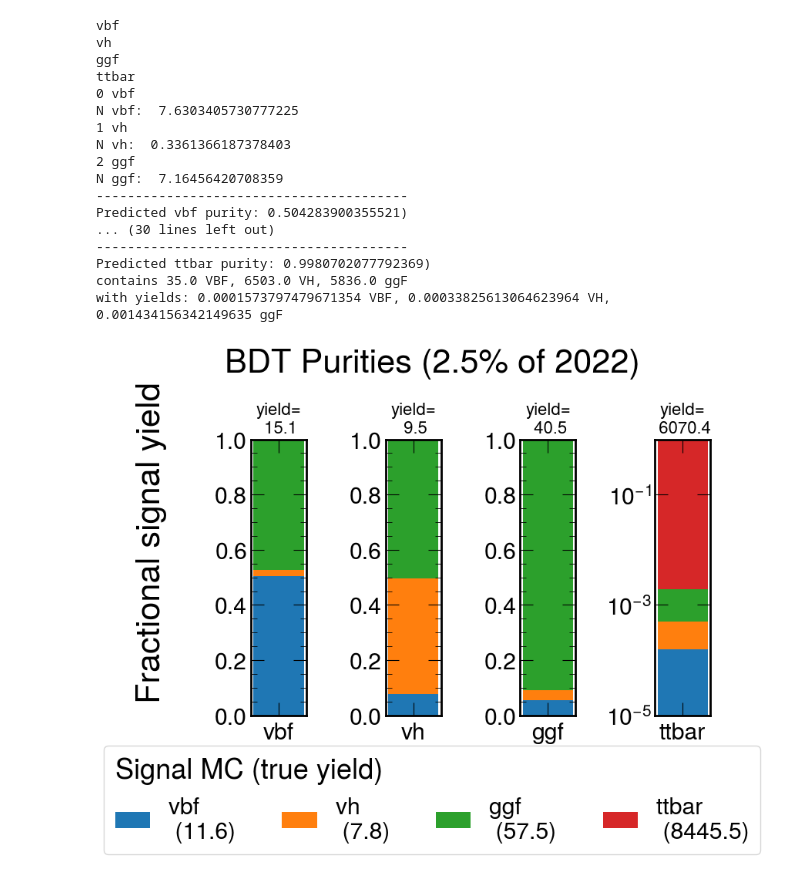
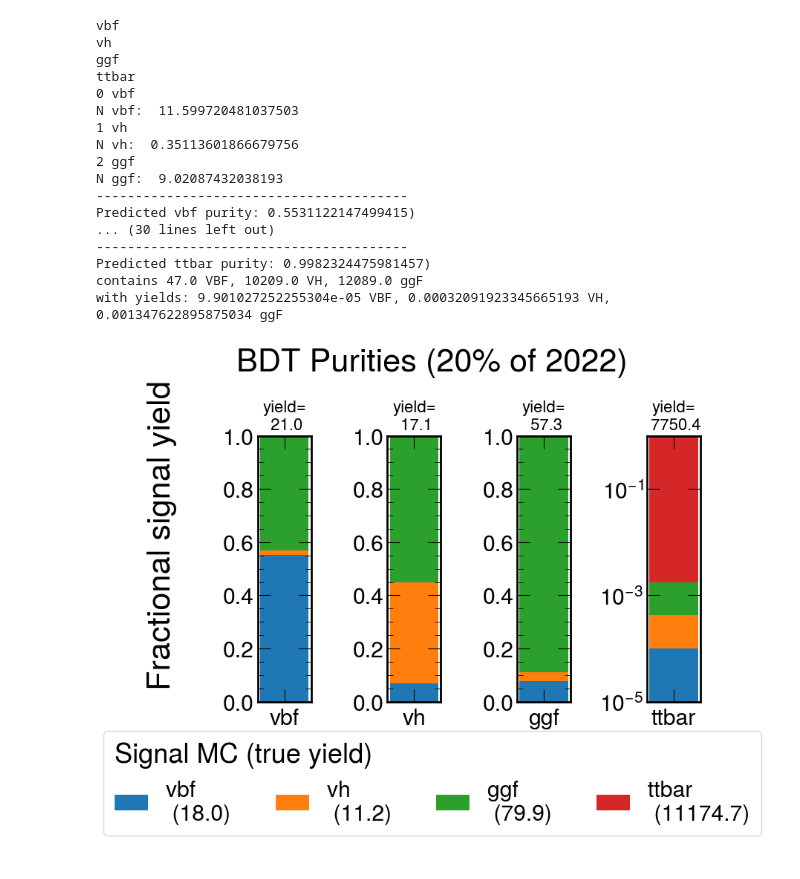
Before and after one commit to weissben2000/hbb-run3, a Jupyter notebook: python/TrainBatchedBDT_4Cat.ipynb, the cells around one changed output. Saved outputs shown, nothing was run; the diff lists cells and outputs as text; code cells hidden in the pictures.

```diff
--- a/python/TrainBatchedBDT_4Cat.ipynb
+++ b/python/TrainBatchedBDT_4Cat.ipynb
@@ -72,9 +77,14 @@ removing cache files:  ['cache-0x557de2a8d620.gradient_index.page', 'cache-0x557
 # %%
+model = None
 model = xgb.train(params,
          Xy_train,
-         100, #100
+         80,
          # evals = [(DM_train, 'train'), (DM_test, 'test')],
-         evals=[(Xy_train, "Train"), (Xy_val, "Val")],
+         evals=[(Xy_train, "Train"), (Xy_val, "Val")
+               ],
+         early_stopping_rounds=20
+         # missing = np.nan
+         # sample_weight_eval_set=[Xy_val.get_weight()]
          # evals_result = evals_result,
          # verbosity = 1
          )
@@ -127,4 +137,4 @@ model.save_model('BatchedBDT_4Cat_26Aug11_TEST.json')
 # %%
 booster = xgb.XGBClassifier()
-booster.load_model('./BatchedBDT_4Cat_26Aug11_TEST.json')
+booster.load_model('./BatchedBDT_4Cat_26Sep10_TEST.json')
 # dir(booster)
@@ -142,14 +174,41 @@ cat2label = {"vbf": 0,
              "ggf": 2 ,
              "ttbar": 3
             }
+# cat2label = {"VBF": 0,
+#              "VH": 1 ,
+#              "ggF": 2 ,
+#              "ttbar": 3
+#             }
 label2cat = {0: "vbf",
              1: "vh" ,
              2: "ggf",
              3: "ttbar"
             }
+# label2cat = {0: "VBF",
+#              1: "VH" ,
+#              2: "ggF",
+#              3: "ttbar"
+#             }
 
-omit_cols = ['category','y', 'weight', 'finalWeight', 'sum_genWeight', 'weight_nonorm', 'BDT_weight', 'BDT_cat_weight', 'BDT_era_weight', 'FatJet0_pt', 'FatJet0_msd']
-
+omit_cols = ['category','y', 'weight', 'finalWeight', 'sum_genWeight', 'weight_nonorm',
+             'BDT_weight', 'BDT_cat_weight', 'BDT_era_weight', 'BDT_Ncat_weight',
+             'FatJet0_pt', 'FatJet0_msd']
+# omit_cols = ['isSignal', 'weight','weight_final', 'BDT_score',
+#              'category', 'FatJet0_pt', 'FatJet0_msd', 'FatJet0_msdmatched',
+#              'MC_name', 'y', 'sumW', 'genWeight',
+#              'Photon110EB_TightID_TightIso', 'Photon30EB_TightID_TightIso',
+#              'FatJet0_pnetMass', 'FatJet0_pnetTXbb', 'FatJet0_pnetTXgg',
+#              'FatJet0_pnetTXcc', 'FatJet0_pnetTXqq', 'FatJet0_pnetXbbXcc', 'FatJet0_pnetTQCD',
+#              'FatJet0_ParTPQCD', 'FatJet0_ParTPXbb', 'FatJet0_ParTPXcc',
+#               'FatJet0_ParTPXqq', 'FatJet0_ParTPXcs', 'FatJet0_ParTPXbbVsQCD',
+#              'FatJet0_ParTPTopbWq', 'FatJet0_ParTPTopbWqq',
+#              'Photon200', 'FatJet0_ParTPXccVsQCD', 'FatJet0_ParTPXbbXcc', 'FatJet0_ParTmassX2p',
+#              'FatJet1_pnetMass', 'FatJet1_pnetTXbb', 'FatJet1_pnetTXcc',
+#              'FatJet1_pnetTXqq', 'FatJet1_pnetTXgg',
+#              'Photon0_eta', 'Photon0_phi', 'Photon0_pt',
+#              'AK8PFJet250_SoftDropMass40_PFAK8ParticleNetBB0p35',
+#            'QuadPFJet70_50_40_35_PFBTagParticleNet_2BTagSum0p65',
+#            'AK8PFJet425_SoftDropMass40', 'PFJet500', 'PFHT1050', 'BDT_cat_weight']
 def purity_plot(ax, x_test, category = '', use_weights = False, label =''): # produce a stacked histogram bar with the makeup of that category
     # cat_mask = X_test['category'] == category
 
@@ -176,7 +235,7 @@ def purity_plot(ax, x_test, category = '', use_weights = False, label =''): # pr
     Y_predict = np.argmax(Y_predict, axis = 1)
     cat_index = cat2label[category]
     pred_mask = Y_predict == cat_index
-    X_pred = x_test[pred_mask]
+    X_pred = x_test[pred_mask].copy(deep=True)
     # print(X_pred)
     use_weights = int(use_weights)
     yields = np.zeros((4,2))
@@ -188,6 +247,11 @@ def purity_plot(ax, x_test, category = '', use_weights = False, label =''): # pr
         print(f'N {truecat}: ', np.sum(X_pred['finalWeight'][cat_mask].values, axis = 0))
         yields[cat][:] = [np.sum(cat_mask),
                           np.sum(X_pred['finalWeight'][cat_mask].values, axis = 0)]
+
+        # print(f'N {truecat}: ', np.sum(X_pred['weight_final'][cat_mask].values, axis = 0))
+        # yields[cat][:] = [np.sum(cat_mask),
+        #                   np.sum(X_pred['weight_final'][cat_mask].values, axis = 0)]
+
     sumw = np.sum(yields[:,1])
     yields[:,1] = yields[:,1]/ np.sum(yields[:,1])
     # print(yields)
@@ -215,52 +279,56 @@ def purity_plot(ax, x_test, category = '', use_weights = False, label =''): # pr
     # print(le.transform([category]))
     # print()
 # print(len(X))
-test_file = pd.read_parquet(val_files[-1])
+test_file = pd.read_parquet(val_files[0])
 true_yields = {}
 for name, label in cat2label.items():
     print(name)
     cat_mask = test_file['category'] == name
+    # cat_mask = test_file['y'] == label
+    true_yields[name] = np.sum(test_file['finalWeight'][cat_mask])
+    # true_yields[name] = np.sum(test_file['weight_final'][cat_mask])
 
-    true_yields[name] = np.sum(test_file['finalWeight'][cat_mask])
-test_data = test_file.drop(['category','y', 'weight', 'finalWeight', 'sum_genWeight', 'weight_nonorm', 'FatJet0_pt', 'FatJet0_msd'], axis=1)
-DM_test = xgb.DMatrix(test_data, label=test_file['y'], missing = np.nan)
+# test_data = test_file.drop(['category','y', 'weight', 'finalWeight', 'sum_genWeight', 'weight_nonorm', 'FatJet0_pt', 'FatJet0_msd'], axis=1)
+# DM_test = xgb.DMatrix(test_data, label=test_file['y'], missing = np.nan)
 
 
 fig, axes  = plt.subplots(1,4, figsize = (8,6))
 categories = ['vbf', 'vh', 'ggf', 'ttbar'#'tth'#'False'
              ]
+# categories = ['VBF', 'VH', 'ggF', 'ttbar'#'tth'#'False'
+#              ]
 for i in range(4):
     a = purity_plot(axes[i], test_file, use_weights = True, category = categories[i])
 
 hands, legs = axes[3].get_legend_handles_labels()
 legs = [f'{l} \n ({round(true_yields[l], 1)})' for j, l in enumerate(legs)]
 
 fig.legend(#[f'{name} \n ({round(true_yields[name], 1)})' for name in categories],
            hands, legs,
            ncol = 4, title= 'Signal MC (true yield)', alignment='left', loc = 'lower center', frameon=True, bbox_to_anchor=(0.5, -0.2))
-fig.suptitle('BDT Purities (2.5% of 2022)', x=0.5, y=0.92)
+fig.suptitle('BDT Purities (20% of 2022)', x=0.5, y=0.92)
 fig.supylabel('Fractional signal yield')
 fig.tight_layout()
 # plt.savefig('PurityPlot_3cat_WithAK4PNet_26Jul9.png', bbox_inches="tight")
 # %% [output]
 vbf
 vh
 ggf
 ttbar
 0 vbf
-N vbf:  7.6303405730777225
+N vbf:  11.599720481037503
 1 vh
-N vh:  0.3361366187378403
+N vh:  0.35113601866679756
 2 ggf
-N ggf:  7.16456420708359
+N ggf:  9.02087432038193
 ----------------------------------------
-Predicted vbf purity: 0.504283900355521)
+Predicted vbf purity: 0.5531122147499415)
 ... (30 lines left out)
 ----------------------------------------
-Predicted ttbar purity: 0.9980702077792369)
-contains 35.0 VBF, 6503.0 VH, 5836.0 ggF
-with yields: 0.0001573797479671354 VBF, 0.00033825613064623964 VH, 0.001434156342149635 ggF
+Predicted ttbar purity: 0.9982324475981457)
+contains 47.0 VBF, 10209.0 VH, 12089.0 ggF
+with yields: 9.901027252255304e-05 VBF, 0.00032091923345665193 VH, 0.001347622895875034 ggF
-[figure, old version]
+[figure, new version]
 # %%
 # features = model.feature_names
 features = booster.get_booster().feature_names
```
Also changed, not shown: parts of 11 cells of this notebook, 3 other files.
